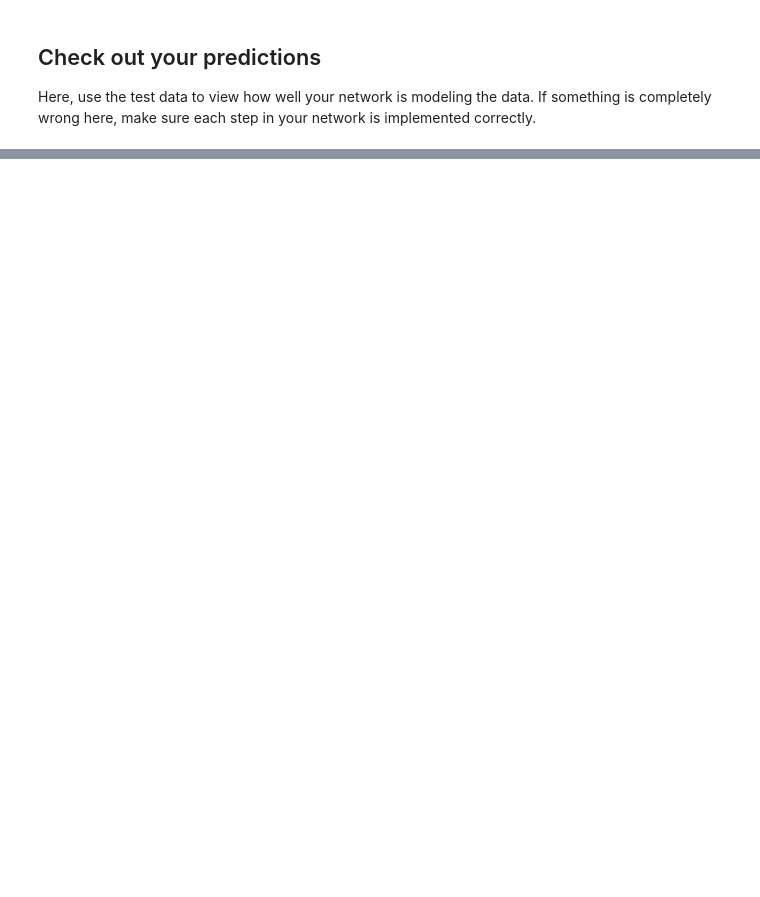
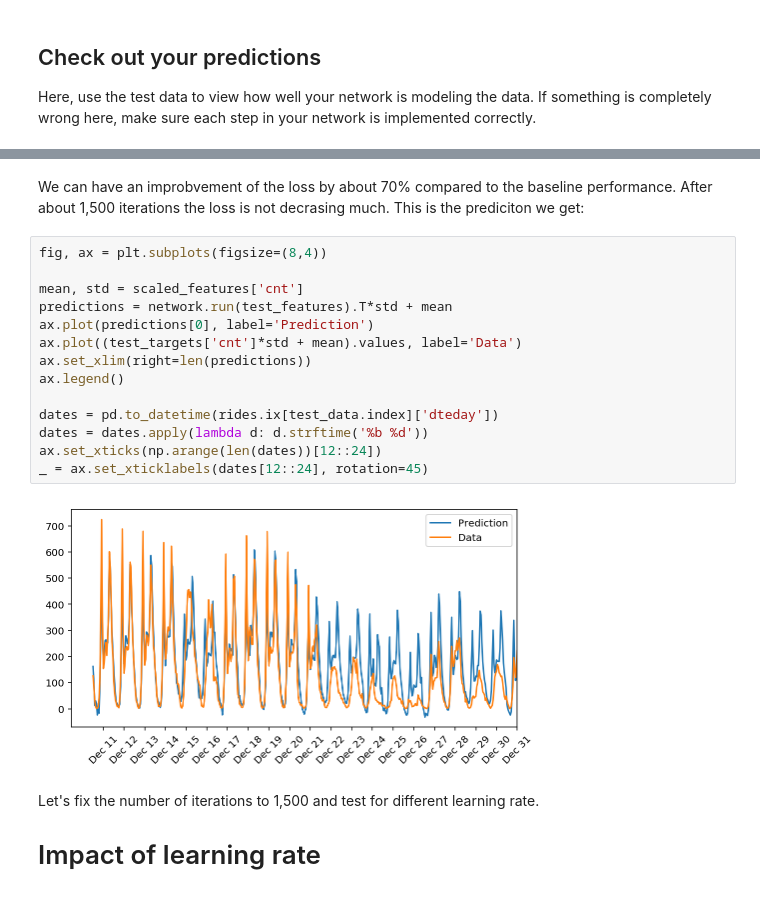
Before and after one commit to sicotfre/deep-learning, a Jupyter notebook: first-neural-network/Your_first_neural_network.ipynb, the cells around one changed output, grey strips where cells are left out. Drawn from its saved outputs; the diff is of its cells as text; blank space fills up the shorter version.

```diff
--- a/first-neural-network/Your_first_neural_network.ipynb
+++ b/first-neural-network/Your_first_neural_network.ipynb
@@ -369,0 +442,22 @@ Answer these questions about your results. How well does the model predict the d
+# %% [markdown]
+We can have an improbvement of the loss by about 70% compared to the baseline performance. After about 1,500 iterations the loss is not decrasing much. This is the prediciton we get:
+# %%
+fig, ax = plt.subplots(figsize=(8,4))
+
+mean, std = scaled_features['cnt']
+predictions = network.run(test_features).T*std + mean
+ax.plot(predictions[0], label='Prediction')
+ax.plot((test_targets['cnt']*std + mean).values, label='Data')
+ax.set_xlim(right=len(predictions))
+ax.legend()
+
+dates = pd.to_datetime(rides.ix[test_data.index]['dteday'])
+dates = dates.apply(lambda d: d.strftime('%b %d'))
+ax.set_xticks(np.arange(len(dates))[12::24])
+_ = ax.set_xticklabels(dates[12::24], rotation=45)
+# %% [output]
+[figure, added]
+# %% [markdown]
+Let's fix the number of iterations to 1,500 and test for different learning rate.
+
+# Impact of learning rate
```
Also changed, not shown: parts of 25 cells of this notebook.
